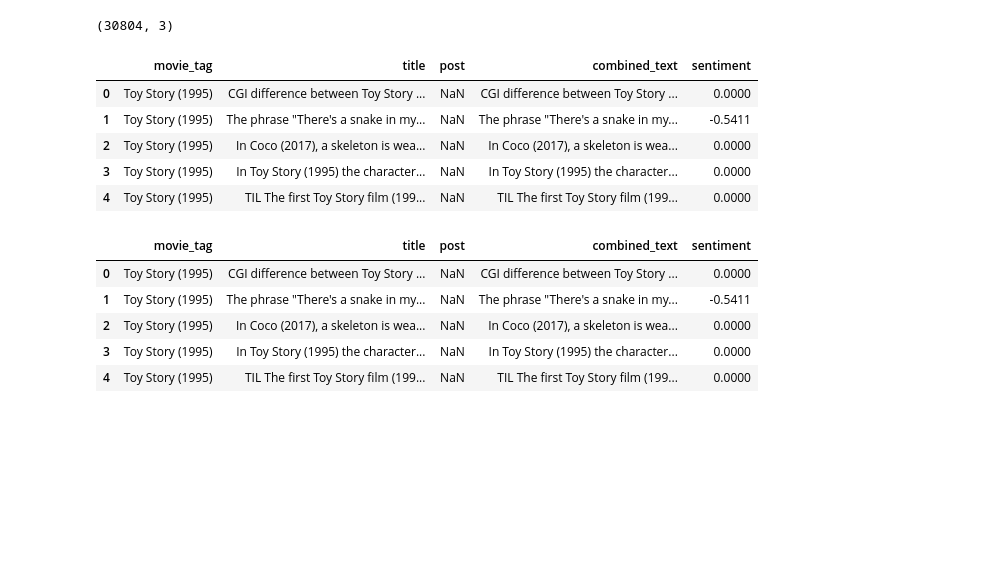
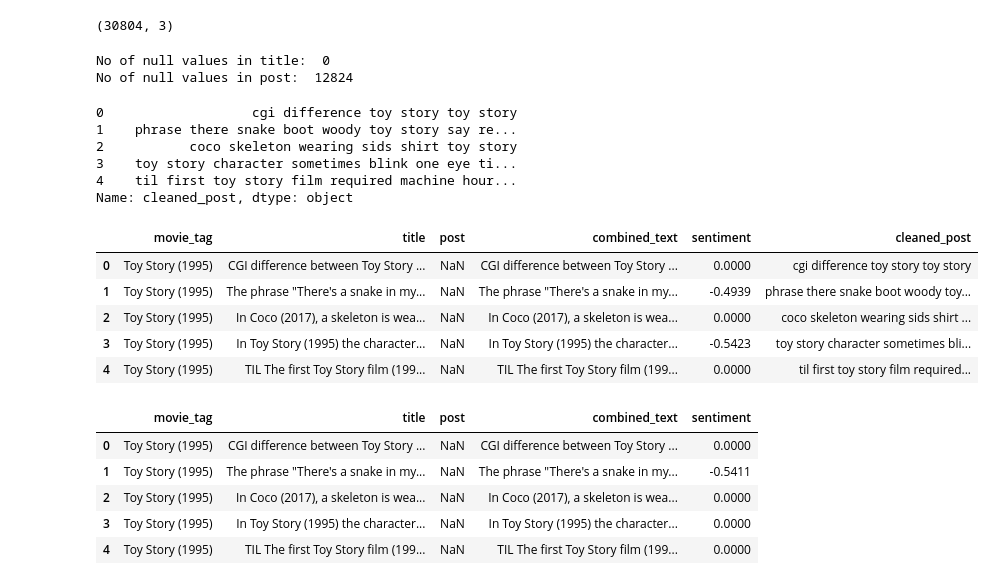
Before and after one commit to HemantRajSingh/collaborative-hybrid-recommender, a Jupyter notebook: notebooks/data_exploration.ipynb, the cells around one changed output. Saved outputs shown, nothing was run; the diff lists cells and outputs as text; code cells hidden in the pictures; blank space fills up the shorter version.

```diff
--- a/notebooks/data_exploration.ipynb
+++ b/notebooks/data_exploration.ipynb
@@ -374,25 +379,70 @@ reddit_df.head()
 reddit_df.shape
 # %% [output]
 (30804, 3)
+# %%
+# count null values in title and post
+reddit_df['title'].isnull().sum()
+print("No of null values in title: ", reddit_df['title'].isnull().sum())
+reddit_df['post'].isnull().sum()
+print("No of null values in post: ", reddit_df['post'].isnull().sum())
+# %% [output]
+No of null values in title:  0
+No of null values in post:  12824
 # %%
 reddit_df['combined_text'] = reddit_df['title'].fillna('') + ' ' + reddit_df['post'].fillna('')
+# %%
+# Initialize the lemmatizer and stopwords
+lemmatizer = WordNetLemmatizer()
+stop_words = set(stopwords.words('english'))
+# %%
+# Define the preprocessing function
+def preprocess_text(text):
+    # Convert to lowercase
+    text = text.lower()
+
+    # Remove URLs
+    text = re.sub(r'http\S+', '', text)
+
+    # Remove non-alphabetic characters (e.g., numbers and punctuation)
+    text = re.sub(r'[^a-zA-Z\s]', '', text)
+
+    # Tokenize the text (split into words)
+    tokens = text.split()
+
+    # Remove stopwords and lemmatize
+    tokens = [lemmatizer.lemmatize(word) for word in tokens if word not in stop_words]
+
+    # Join the tokens back into a single string
+    return ' '.join(tokens)
+
+# Apply preprocessing to the 'post' column
+reddit_df['cleaned_post'] = reddit_df['combined_text'].apply(preprocess_text)
+# %%
+reddit_df['cleaned_post'].head()
+# %% [output]
+0                   cgi difference toy story toy story
+1    phrase there snake boot woody toy story say re...
+2           coco skeleton wearing sids shirt toy story
+3    toy story character sometimes blink one eye ti...
+4    til first toy story film required machine hour...
+Name: cleaned_post, dtype: object
 # %%
 sia = SentimentIntensityAnalyzer()
 
 def calculate_sentiment(text):
     sentiment = sia.polarity_scores(text)
     return sentiment['compound']
 
-# reddit_df['sentiment'] = reddit_df['combined_text'].apply(calculate_sentiment)
+reddit_df['sentiment'] = reddit_df['cleaned_post'].apply(calculate_sentiment)
 
 reddit_df.head()
 # %% [output]
-|  | movie_tag | title | post | combined_text | sentiment |
-| 0 | Toy Story (1995) | CGI difference between Toy Story ... | NaN | CGI difference between Toy Story ... | 0.0000 |
-| 1 | Toy Story (1995) | The phrase "There's a snake in my... | NaN | The phrase "There's a snake in my... | -0.5411 |
-| 2 | Toy Story (1995) | In Coco (2017), a skeleton is wea... | NaN | In Coco (2017), a skeleton is wea... | 0.0000 |
-| 3 | Toy Story (1995) | In Toy Story (1995) the character... | NaN | In Toy Story (1995) the character... | 0.0000 |
-| 4 | Toy Story (1995) | TIL The first Toy Story film (199... | NaN | TIL The first Toy Story film (199... | 0.0000 |
+|  | movie_tag | title | post | combined_text | sentiment | cleaned_post |
+| 0 | Toy Story (1995) | CGI difference between Toy Story ... | NaN | CGI difference between Toy Story ... | 0.0000 | cgi difference toy story toy story |
+| 1 | Toy Story (1995) | The phrase "There's a snake in my... | NaN | The phrase "There's a snake in my... | -0.4939 | phrase there snake boot woody toy... |
+| 2 | Toy Story (1995) | In Coco (2017), a skeleton is wea... | NaN | In Coco (2017), a skeleton is wea... | 0.0000 | coco skeleton wearing sids shirt ... |
+| 3 | Toy Story (1995) | In Toy Story (1995) the character... | NaN | In Toy Story (1995) the character... | -0.5423 | toy story character sometimes bli... |
+| 4 | Toy Story (1995) | TIL The first Toy Story film (199... | NaN | TIL The first Toy Story film (199... | 0.0000 | til first toy story film required... |
 # %%
 reddit_df.to_csv('../data/reddit_posts_sentiment.csv', index=False)
 # %%
```
Also changed, not shown: parts of 10 cells of this notebook.
